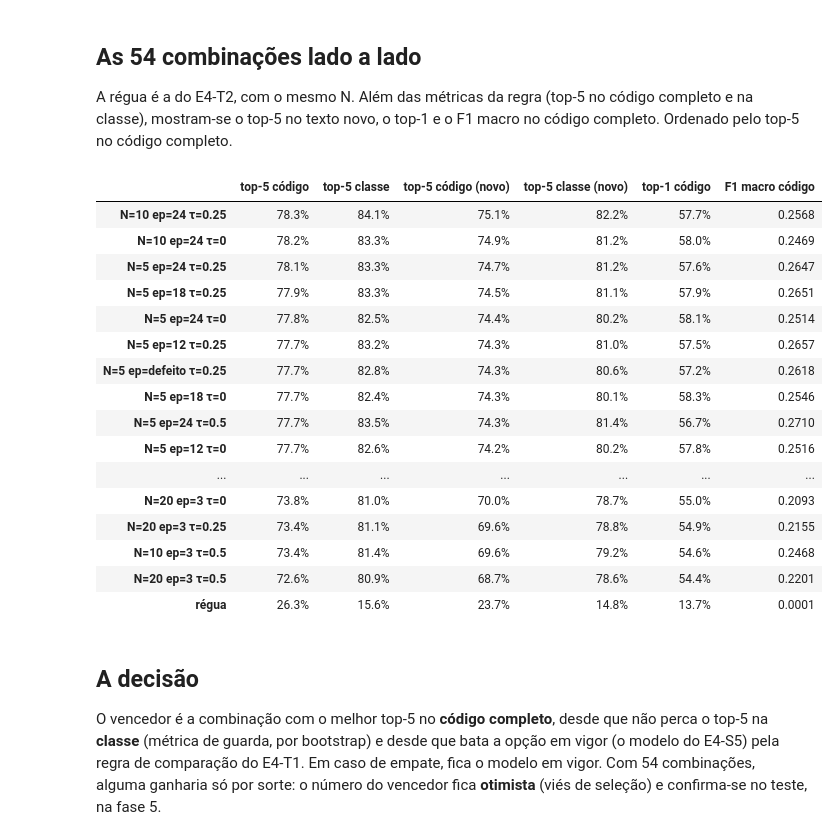
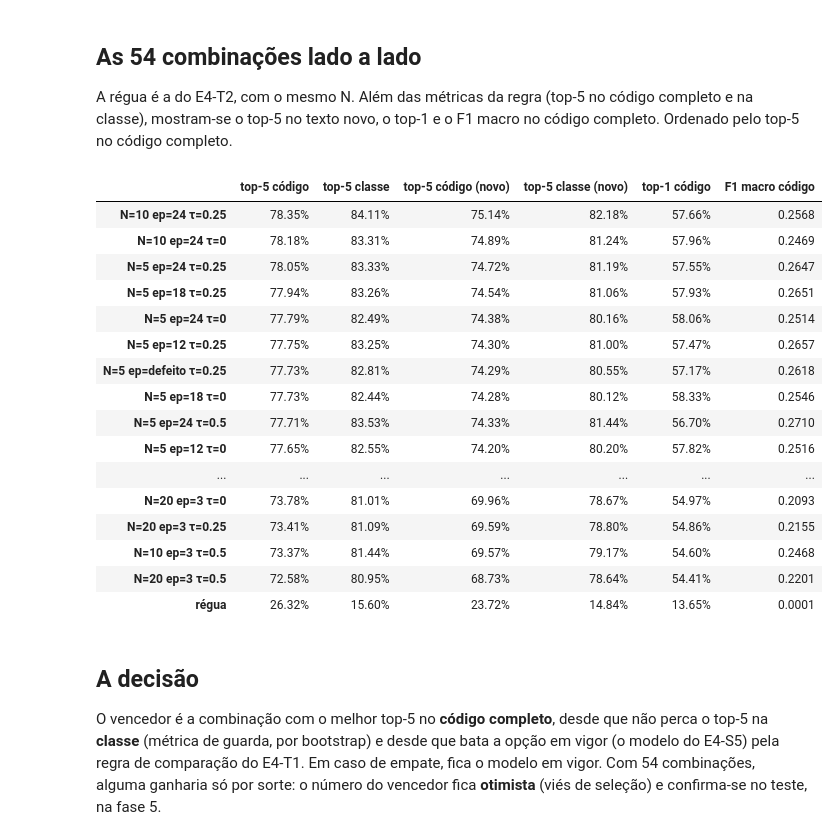
Before and after one commit to ricardoo022/cpv-portal-base, a Jupyter notebook: notebooks/07_tfidf_grelha.ipynb, the cells around one changed output. Cells and saved outputs as stored; diff of their text form; code cells hidden in the pictures.

```diff
--- a/notebooks/07_tfidf_grelha.ipynb
+++ b/notebooks/07_tfidf_grelha.ipynb
@@ -130,45 +130,45 @@ A régua é a do E4-T2, com o mesmo N. Além das métricas da regra (top-5 no c
 # %%
 def linha(s):
     rep = ev.report(s, val["codigos"], val["visto_no_treino"])
     return {
         "top-5 código": rep.loc[("todos", "codigo"), "top5"],
         "top-5 classe": rep.loc[("todos", "classe"), "top5"],
         "top-5 código (novo)": rep.loc[("texto novo", "codigo"), "top5"],
         "top-5 classe (novo)": rep.loc[("texto novo", "classe"), "top5"],
         "top-1 código": rep.loc[("todos", "codigo"), "top1"],
         "F1 macro código": rep.loc[("todos", "codigo"), "f1_macro"],
     }
 
 
 top = bl.most_common_labels(treino["codigo"], n_min=10)
 regua = bl.suggest_most_common(top, val.index)
 
 tab = pd.DataFrame({c: linha(s) for c, s in por.items()}).T
 tab.index = pd.MultiIndex.from_tuples(tab.index, names=["N", "epocas", "tau"])
 tab = tab.sort_values("top-5 código", ascending=False)
 
 vis = tab.copy()
 vis.index = [f"N={n} ep={int(ep) if pd.notna(ep) else 'defeito'} τ={t:g}" for n, ep, t in vis.index]
 vis = pd.concat([vis, pd.DataFrame({"régua": linha(regua)}).T])
-vis.style.format({c: "{:.1%}" for c in vis.columns if c != "F1 macro código"} | {"F1 macro código": "{:.4f}"})
+vis.style.format({c: "{:.2%}" for c in vis.columns if c != "F1 macro código"} | {"F1 macro código": "{:.4f}"})
 # %% [output]
 |  | top-5 código | top-5 classe | top-5 código (novo) | top-5 classe (novo) | top-1 código | F1 macro código |
-| N=10 ep=24 τ=0.25 | 78.3% | 84.1% | 75.1% | 82.2% | 57.7% | 0.2568 |
-| N=10 ep=24 τ=0 | 78.2% | 83.3% | 74.9% | 81.2% | 58.0% | 0.2469 |
-| N=5 ep=24 τ=0.25 | 78.1% | 83.3% | 74.7% | 81.2% | 57.6% | 0.2647 |
-| N=5 ep=18 τ=0.25 | 77.9% | 83.3% | 74.5% | 81.1% | 57.9% | 0.2651 |
-| N=5 ep=24 τ=0 | 77.8% | 82.5% | 74.4% | 80.2% | 58.1% | 0.2514 |
-| N=5 ep=12 τ=0.25 | 77.7% | 83.2% | 74.3% | 81.0% | 57.5% | 0.2657 |
-| N=5 ep=defeito τ=0.25 | 77.7% | 82.8% | 74.3% | 80.6% | 57.2% | 0.2618 |
-| N=5 ep=18 τ=0 | 77.7% | 82.4% | 74.3% | 80.1% | 58.3% | 0.2546 |
-| N=5 ep=24 τ=0.5 | 77.7% | 83.5% | 74.3% | 81.4% | 56.7% | 0.2710 |
-| N=5 ep=12 τ=0 | 77.7% | 82.6% | 74.2% | 80.2% | 57.8% | 0.2516 |
+| N=10 ep=24 τ=0.25 | 78.35% | 84.11% | 75.14% | 82.18% | 57.66% | 0.2568 |
+| N=10 ep=24 τ=0 | 78.18% | 83.31% | 74.89% | 81.24% | 57.96% | 0.2469 |
+| N=5 ep=24 τ=0.25 | 78.05% | 83.33% | 74.72% | 81.19% | 57.55% | 0.2647 |
+| N=5 ep=18 τ=0.25 | 77.94% | 83.26% | 74.54% | 81.06% | 57.93% | 0.2651 |
+| N=5 ep=24 τ=0 | 77.79% | 82.49% | 74.38% | 80.16% | 58.06% | 0.2514 |
+| N=5 ep=12 τ=0.25 | 77.75% | 83.25% | 74.30% | 81.00% | 57.47% | 0.2657 |
+| N=5 ep=defeito τ=0.25 | 77.73% | 82.81% | 74.29% | 80.55% | 57.17% | 0.2618 |
+| N=5 ep=18 τ=0 | 77.73% | 82.44% | 74.28% | 80.12% | 58.33% | 0.2546 |
+| N=5 ep=24 τ=0.5 | 77.71% | 83.53% | 74.33% | 81.44% | 56.70% | 0.2710 |
+| N=5 ep=12 τ=0 | 77.65% | 82.55% | 74.20% | 80.20% | 57.82% | 0.2516 |
 | ... | ... | ... | ... | ... | ... | ... |
-| N=20 ep=3 τ=0 | 73.8% | 81.0% | 70.0% | 78.7% | 55.0% | 0.2093 |
-| N=20 ep=3 τ=0.25 | 73.4% | 81.1% | 69.6% | 78.8% | 54.9% | 0.2155 |
-| N=10 ep=3 τ=0.5 | 73.4% | 81.4% | 69.6% | 79.2% | 54.6% | 0.2468 |
-| N=20 ep=3 τ=0.5 | 72.6% | 80.9% | 68.7% | 78.6% | 54.4% | 0.2201 |
-| régua | 26.3% | 15.6% | 23.7% | 14.8% | 13.7% | 0.0001 |
+| N=20 ep=3 τ=0 | 73.78% | 81.01% | 69.96% | 78.67% | 54.97% | 0.2093 |
+| N=20 ep=3 τ=0.25 | 73.41% | 81.09% | 69.59% | 78.80% | 54.86% | 0.2155 |
+| N=10 ep=3 τ=0.5 | 73.37% | 81.44% | 69.57% | 79.17% | 54.60% | 0.2468 |
+| N=20 ep=3 τ=0.5 | 72.58% | 80.95% | 68.73% | 78.64% | 54.41% | 0.2201 |
+| régua | 26.32% | 15.60% | 23.72% | 14.84% | 13.65% | 0.0001 |
 # %% [markdown]
 ## A decisão
 
```
Also changed, not shown: parts of 1 cell of this notebook, 2 other files.
